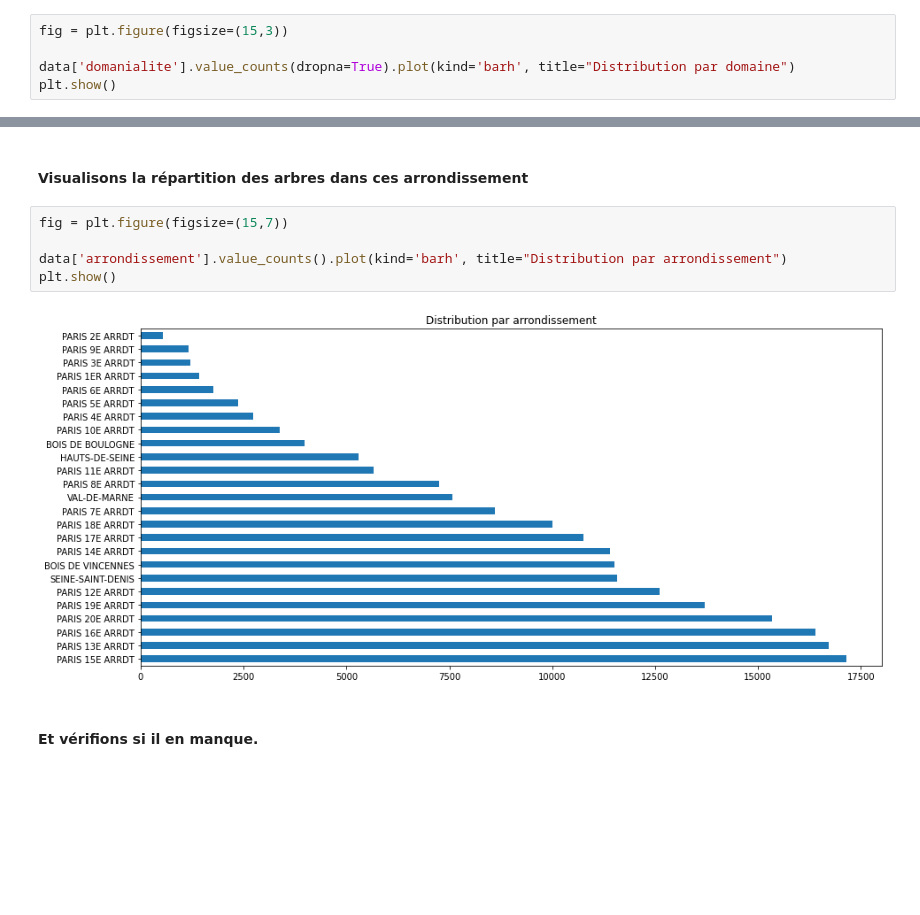
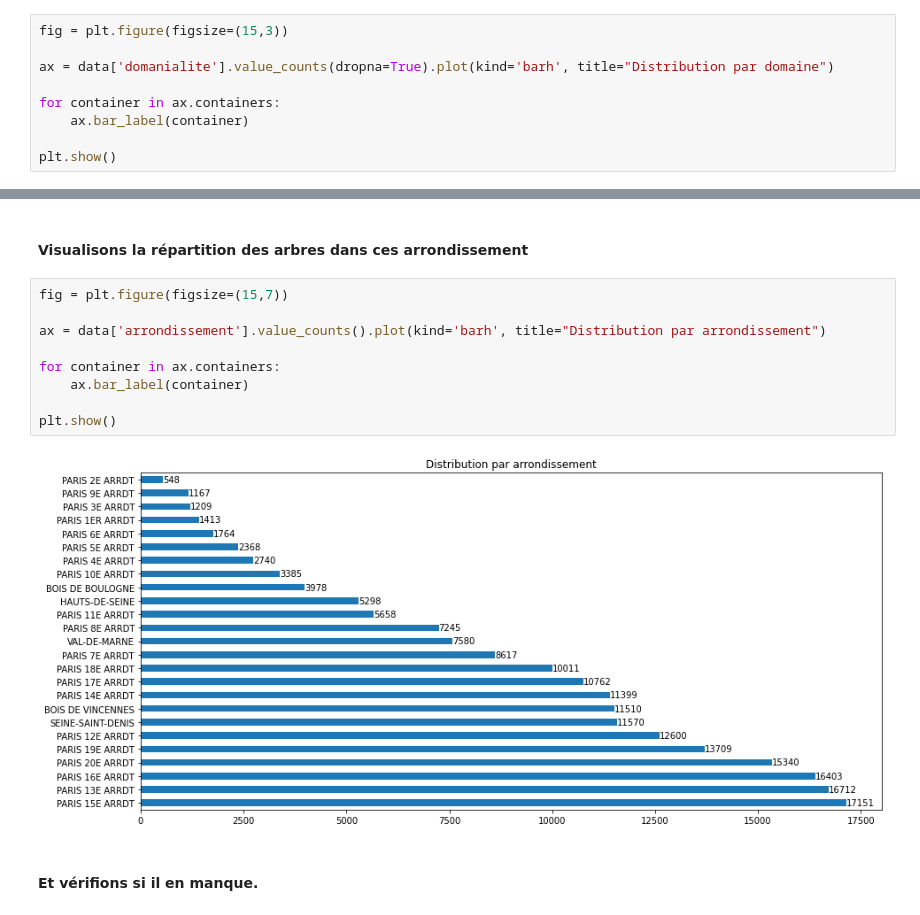
Before and after one commit to Valkea/OC_AI_02, a Jupyter notebook: EDA.ipynb, the cells around one changed output, grey strips where cells are left out. Drawn from its saved outputs; the diff is of its cells as text; blank space fills up the shorter version.

Commit message:
feature: add data cleaning + data imputation sections

```diff
--- a/EDA.ipynb
+++ b/EDA.ipynb
@@ -314,6 +315,10 @@ C'est visiblement un problème isolé (il n'y a qu'un seul `nan`) qui doit être
 # %%
 fig = plt.figure(figsize=(15,3))
 
-data['domanialite'].value_counts(dropna=True).plot(kind='barh', title="Distribution par domaine")
+ax = data['domanialite'].value_counts(dropna=True).plot(kind='barh', title="Distribution par domaine")
+
+for container in ax.containers:
+    ax.bar_label(container)
+
 plt.show()
 # %% [output]
@@ -354,10 +359,14 @@ Ce sont visiblement les arrondissement de Paris. Mais notons qu'en plus de 20 ar
 # %%
 fig = plt.figure(figsize=(15,7))
 
-data['arrondissement'].value_counts().plot(kind='barh', title="Distribution par arrondissement")
+ax = data['arrondissement'].value_counts().plot(kind='barh', title="Distribution par arrondissement")
+
+for container in ax.containers:
+    ax.bar_label(container)
+
 plt.show()
 # %% [output]
-[figure, old version]
+[figure, new version]
 # %% [markdown]
 #### Et vérifions si il en manque.
 # %%
```
Also changed, not shown: parts of 150 cells of this notebook.
